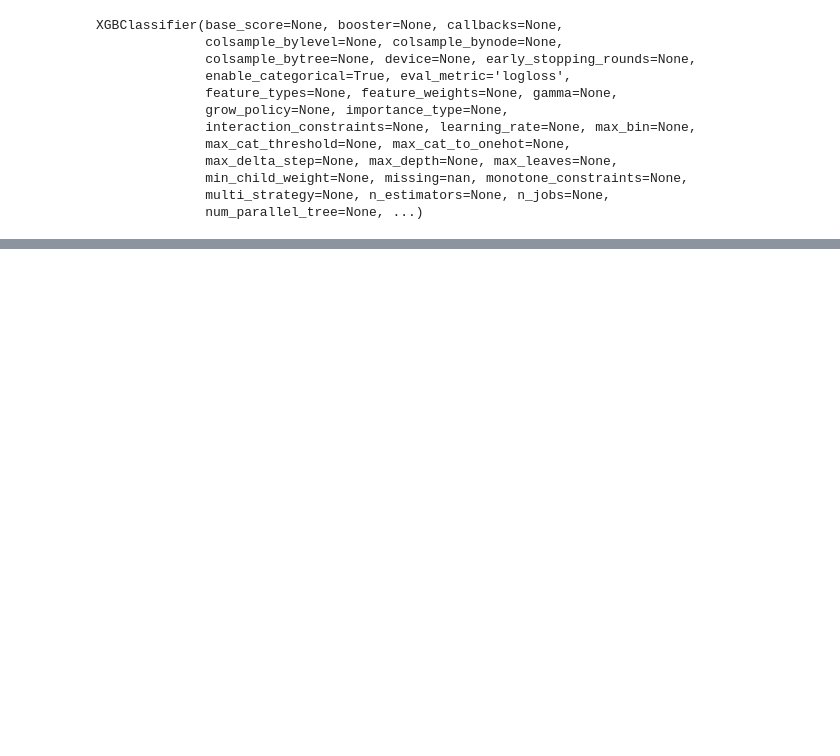
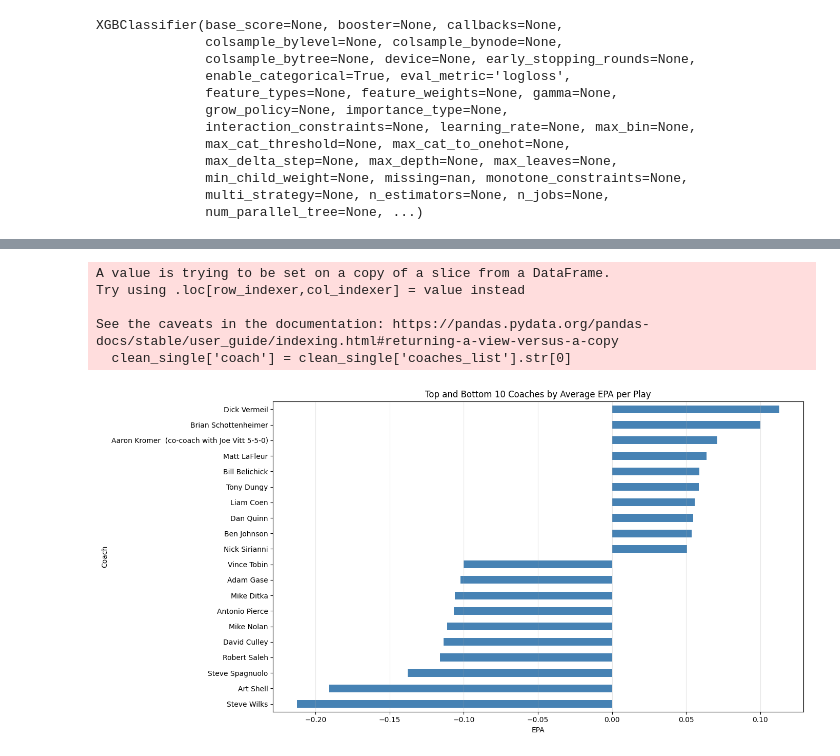
Before and after one commit to cwedell/bus673, a Jupyter notebook: NFLverse_EDA.ipynb, the cells around one changed output, grey strips where cells are left out. Saved outputs shown, nothing was run; the diff lists cells and outputs as text; code cells hidden in the pictures; blank space fills up the shorter version.

Commit message:
Updated NFL data notebook with scraping data incorporated

```diff
--- a/NFLverse_EDA.ipynb
+++ b/NFLverse_EDA.ipynb
@@ -449,0 +471,2 @@ Feature Importances: [0.00739042 0.03770078 0.11540795 0.347221   0.26395175 0.1
+# %%
+seasons = bq_client.query(query).to_dataframe()
@@ -449,0 +503,11 @@ Feature Importances: [0.00739042 0.03770078 0.11540795 0.347221   0.26395175 0.1
+# %%
+# extract wins
+seasons['wins'] = seasons['record'].str.split('-').str[0].astype(int)
+# %%
+clean = clean.merge(
+    seasons[['team', 'year', 'wins', 'coaches']],
+    left_on=['posteam', 'season'],
+    right_on=['team', 'year'],
+    how='left'
+)
+clean.head()
@@ -449,0 +522,49 @@ Feature Importances: [0.00739042 0.03770078 0.11540795 0.347221   0.26395175 0.1
+# %%
+import ast
+import re
+
+def parse_coach_string(s):
+    if not isinstance(s, str) or s.strip() == "":
+        return []
+
+    # Case 1: looks like a Python list → use ast.literal_eval
+    if s.strip().startswith("[") and s.strip().endswith("]"):
+        try:
+            return ast.literal_eval(s)
+        except:
+            pass  # fall through to regex parsing
+
+    # Case 2: split on "and" or commas
+    parts = re.split(r",| and ", s)
+    parts = [p.strip() for p in parts if p.strip()]
+    return parts
+
+clean['coaches_list'] = clean['coaches'].apply(parse_coach_string)
+clean_single = clean[clean['coaches_list'].apply(lambda x: len(x) == 1)]
+clean_single['coach'] = clean_single['coaches_list'].str[0]
+
+coach_epa = (
+    clean_single.groupby('coach')['epa']
+         .mean()
+         .sort_values()
+)
+
+top10_coach = coach_epa.tail(10)
+bottom10_coach = coach_epa.head(10)
+extreme_coaches = pd.concat([bottom10_coach, top10_coach])
+
+plt.figure(figsize=(14,7))
+extreme_coaches.plot(kind='barh', color='steelblue')
+plt.title('Top and Bottom 10 Coaches by Average EPA per Play')
+plt.xlabel('EPA')
+plt.ylabel('Coach')
+plt.grid(axis='x', alpha=0.3)
+plt.tight_layout()
+plt.show()
+# %% [output]
+A value is trying to be set on a copy of a slice from a DataFrame.
+Try using .loc[row_indexer,col_indexer] = value instead
+
+See the caveats in the documentation: https://pandas.pydata.org/pandas-docs/stable/user_guide/indexing.html#returning-a-view-versus-a-copy
+  clean_single['coach'] = clean_single['coaches_list'].str[0]
+[figure, added]
```
Also changed, not shown: parts of 11 cells of this notebook.
